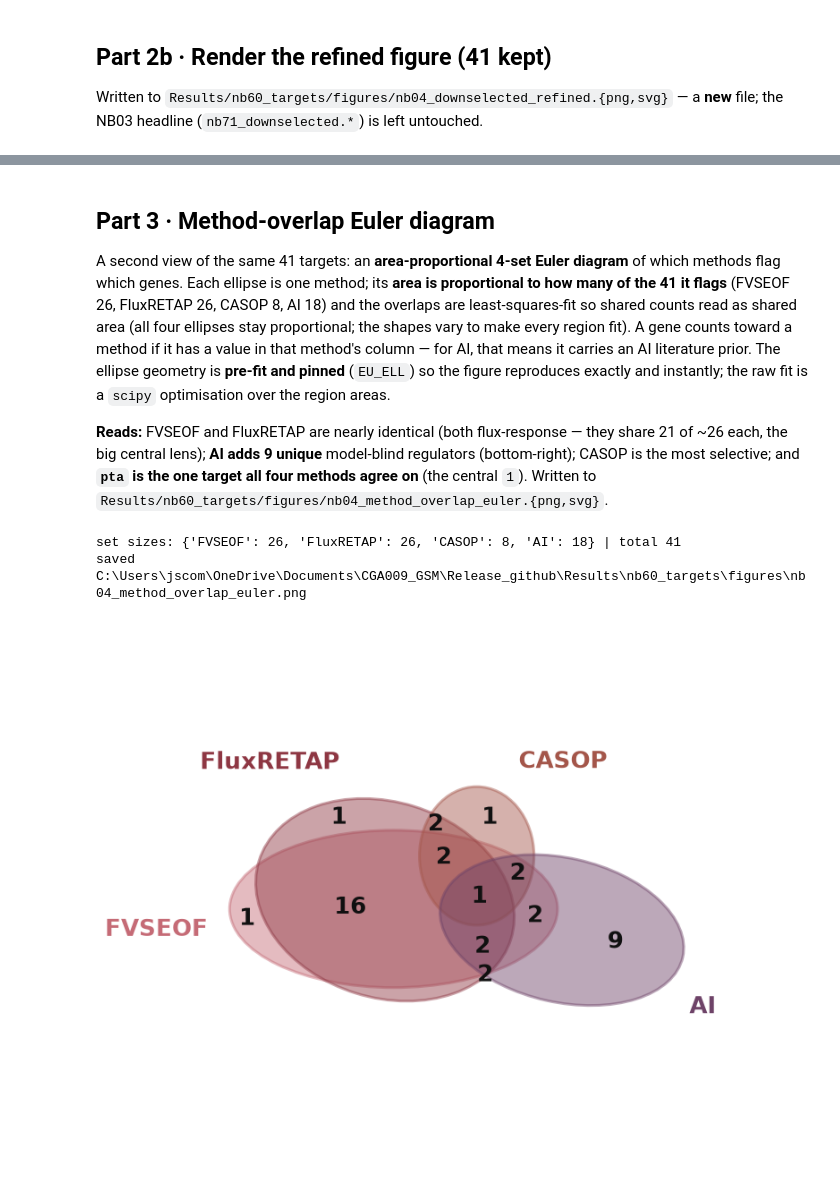
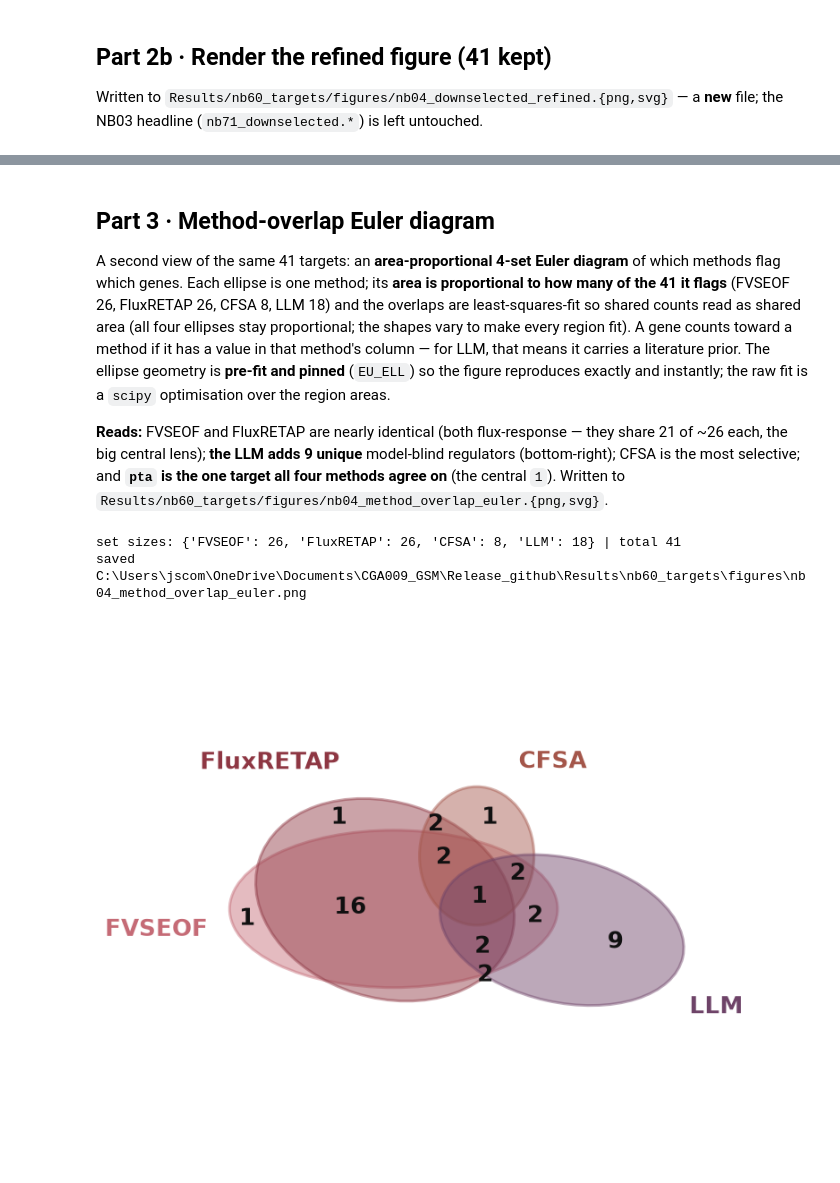
Before and after one commit to jacksoncomes/CGA009_PHA_Modeling, a Jupyter notebook: CRISPRi_Target_List/Notebooks/04_refine_figure.ipynb, the cells around one changed output, grey strips where cells are left out. Drawn from its saved outputs; the diff is of its cells as text; code cells hidden in the pictures.

```diff
--- a/CRISPRi_Target_List/Notebooks/04_refine_figure.ipynb
+++ b/CRISPRi_Target_List/Notebooks/04_refine_figure.ipynb
@@ -310,14 +311,14 @@ rendered nb04_downselected_refined (41 genes)
 
 A second view of the same 41 targets: an **area-proportional 4-set Euler diagram** of which methods flag
 which genes. Each ellipse is one method; its **area is proportional to how many of the 41 it flags**
-(FVSEOF 26, FluxRETAP 26, CASOP 8, AI 18) and the overlaps are least-squares-fit so shared counts read as
+(FVSEOF 26, FluxRETAP 26, CFSA 8, LLM 18) and the overlaps are least-squares-fit so shared counts read as
 shared area (all four ellipses stay proportional; the shapes vary to make every region fit). A gene counts
-toward a method if it has a value in that method's column — for AI, that means it carries an AI literature
+toward a method if it has a value in that method's column — for LLM, that means it carries a literature
 prior. The ellipse geometry is **pre-fit and pinned** (`EU_ELL`) so the figure reproduces exactly and
 instantly; the raw fit is a `scipy` optimisation over the region areas.
 
 **Reads:** FVSEOF and FluxRETAP are nearly identical (both flux-response — they share 21 of ~26 each, the
-big central lens); **AI adds 9 unique** model-blind regulators (bottom-right); CASOP is the most selective;
+big central lens); **the LLM adds 9 unique** model-blind regulators (bottom-right); CFSA is the most selective;
 and **`pta` is the one target all four methods agree on** (the central `1`). Written to
 `Results/nb60_targets/figures/nb04_method_overlap_euler.{png,svg}`.
 # %%
@@ -326,8 +327,8 @@ from scipy import ndimage as _ndi
 from collections import Counter as _Counter
 import math as _m
 
-EU_SETS = ["FVSEOF", "FluxRETAP", "CASOP", "AI"]
-EU_COL  = {"FVSEOF": "#c56b76", "FluxRETAP": "#8e3743", "CASOP": "#a4564a", "AI": "#6e4368"}  # target-list colours
+EU_SETS = ["FVSEOF", "FluxRETAP", "CFSA", "LLM"]   # display labels (CFSA = sampling method; LLM = literature-prior)
+EU_COL  = {"FVSEOF": "#c56b76", "FluxRETAP": "#8e3743", "CFSA": "#a4564a", "LLM": "#6e4368"}  # target-list colours
 # pre-fit ellipse geometry (cx, cy, semi-a, semi-b, theta_rad): area ∝ set size, overlaps fit to the counts
 EU_ELL = [(0.39071, 0.47122, 0.62588, 0.30014,  0.00003),   # FVSEOF
           (0.35794, 0.50596, 0.50334, 0.37321, -0.30044),   # FluxRETAP
@@ -372,32 +373,32 @@ for _ in range(300):
             dd = _pos[u] - _pos[v]; dist = _m.hypot(*dd)
             if 1e-9 < dist < _MIND:
                 w = dd/dist; sh = (_MIND-dist)/2; _pos[u] += w*sh; _pos[v] -= w*sh; _moved = True
     if not _moved: break
 for (_, _, txt), (px, py) in zip(_labels, _pos):
     ax.text(px, py, txt, ha="center", va="center", fontsize=19, fontweight="bold", color="#101010", zorder=3)
 # method names off each ellipse's most-exposed boundary point (out in open space)
 _tt = np.linspace(0, 2*np.pi, 1440)
 for i, s in enumerate(EU_SETS):
     cx, cy, aa, bb, th = EU_ELL[i]; ct, st = _m.cos(th), _m.sin(th)
     bx = cx + aa*np.cos(_tt)*ct - bb*np.sin(_tt)*st; by = cy + aa*np.cos(_tt)*st + bb*np.sin(_tt)*ct
     clr = np.full(_tt.shape, np.inf)
     for j, ej in enumerate(EU_ELL):
         if j == i: continue
         cxj, cyj, aj, bj, tj = ej; cjt, sjt = _m.cos(tj), _m.sin(tj)
         dxr = (bx-cxj)*cjt + (by-cyj)*sjt; dyr = -(bx-cxj)*sjt + (by-cyj)*cjt
         clr = np.minimum(clr, (dxr/aj)**2 + (dyr/bj)**2 - 1.0)
     k = int(np.argmax(clr)); dv = np.array([bx[k]-cx, by[k]-cy]); dv = dv/(np.hypot(*dv)+1e-9)
     p = np.array([bx[k], by[k]]) + dv*0.10
     ha = "left" if dv[0] > 0.3 else ("right" if dv[0] < -0.3 else "center")
     va = "bottom" if dv[1] > 0.3 else ("top" if dv[1] < -0.3 else "center")
     ax.text(p[0], p[1], s, ha=ha, va=va, fontsize=19, fontweight="bold", color=EU_COL[s], zorder=4, clip_on=False)
 _xy = np.array([[e[0], e[1]] for e in EU_ELL]); _am = max(e[2] for e in EU_ELL)
 ax.set_xlim(_xy[:,0].min()-_am-0.28, _xy[:,0].max()+_am+0.28); ax.set_ylim(_xy[:,1].min()-_am-0.24, _xy[:,1].max()+_am+0.24)
 ax.set_aspect("equal"); ax.axis("off")
 for ext in ("png", "svg"):
     fig.savefig(L.FIG / f"nb04_method_overlap_euler.{ext}", bbox_inches="tight", dpi=170, facecolor="white")
 print("saved", L.FIG / "nb04_method_overlap_euler.png"); plt.show()
 # %% [output]
-set sizes: {'FVSEOF': 26, 'FluxRETAP': 26, 'CASOP': 8, 'AI': 18} | total 41
+set sizes: {'FVSEOF': 26, 'FluxRETAP': 26, 'CFSA': 8, 'LLM': 18} | total 41
 saved C:\Users\jscom\OneDrive\Documents\CGA009_GSM\Release_github\Results\nb60_targets\figures\nb04_method_overlap_euler.png
-[figure, old version]
+[figure, new version]
```
Also changed, not shown: parts of 2 cells of this notebook, 5 other files.
